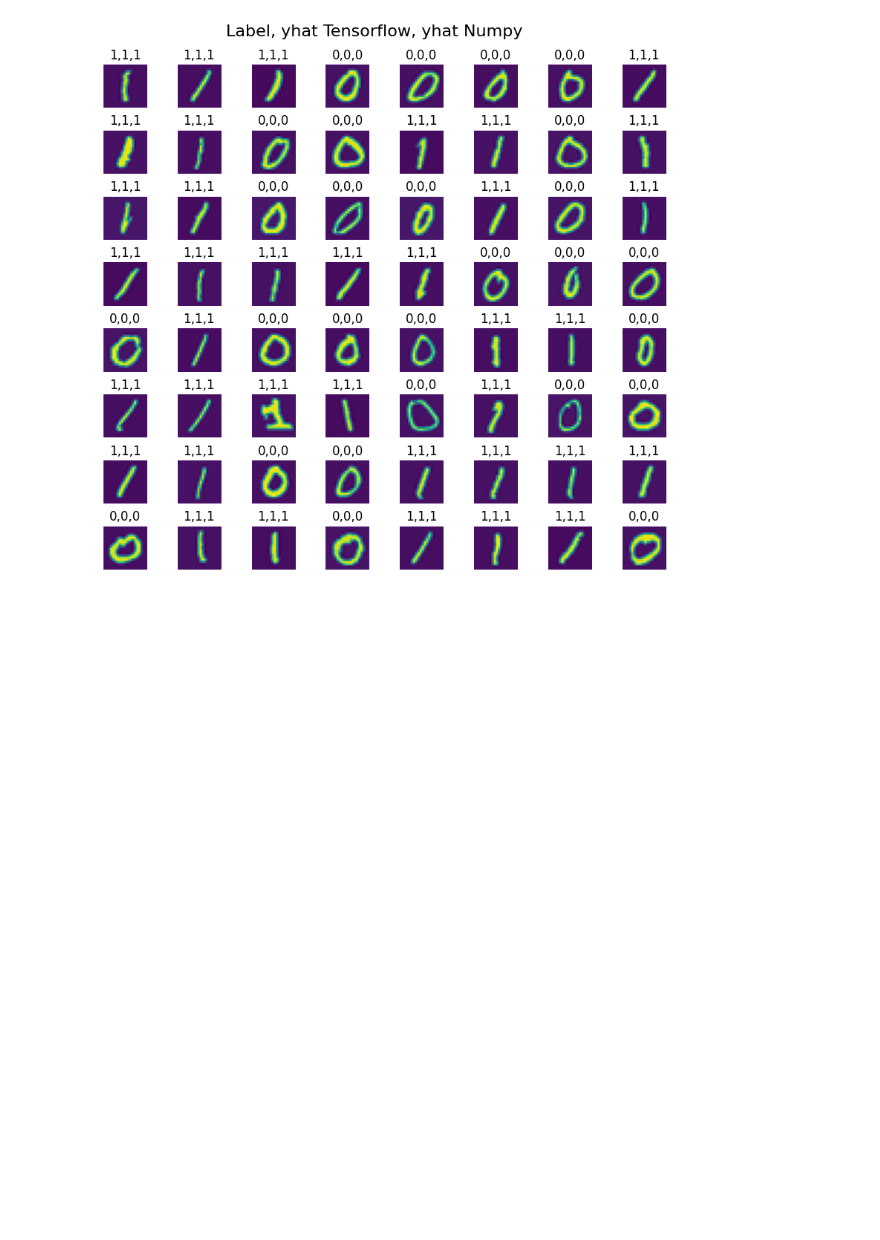
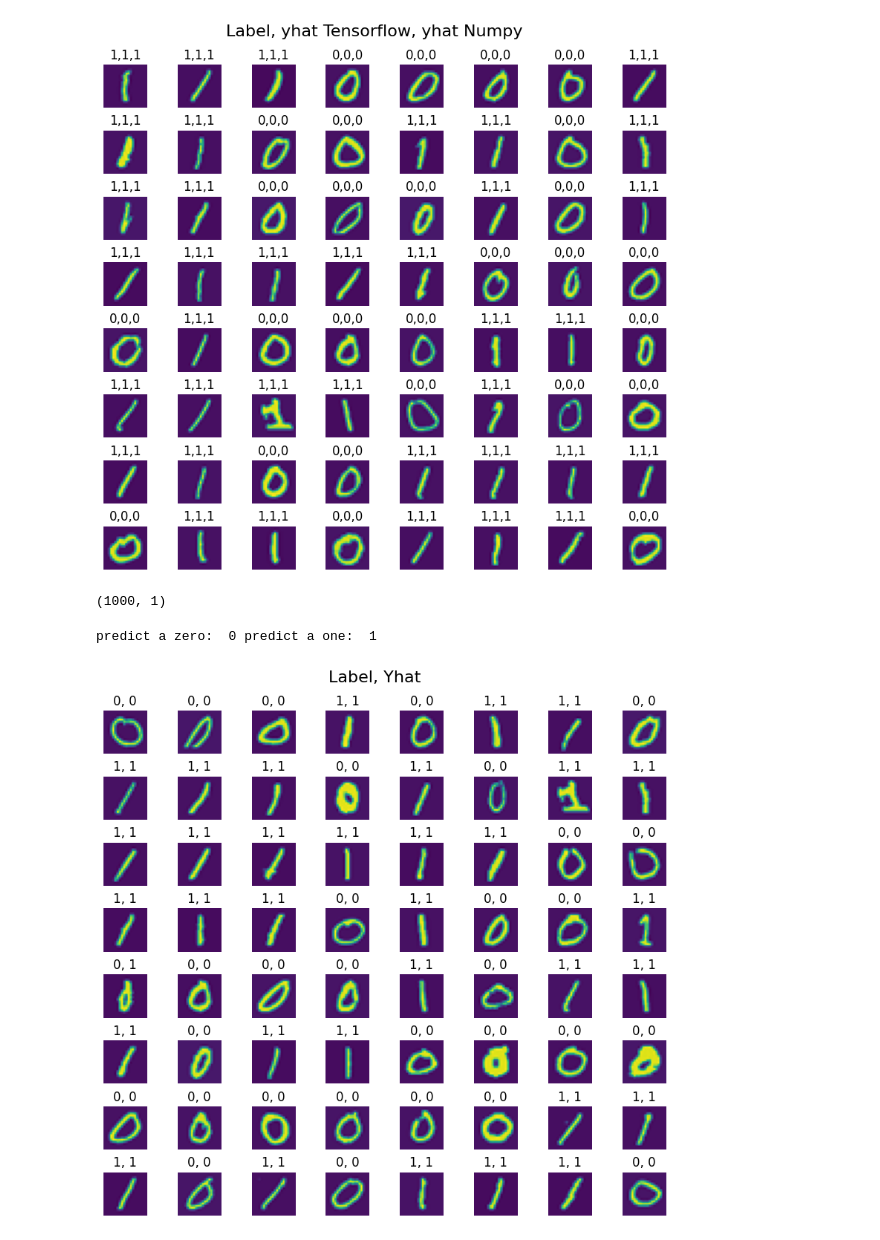
Before and after one commit to rajsahu2004/Neural-Networks, a Jupyter notebook: assignment1.ipynb, the cells around one changed output. Drawn from its saved outputs; the diff is of its cells as text; code cells hidden in the pictures; blank space fills up the shorter version.

```diff
--- a/assignment1.ipynb
+++ b/assignment1.ipynb
@@ -264,0 +280,32 @@ plt.show()
+# %%
+Prediction = mySequentialV(x, W1_tmp, b1_tmp, W2_tmp, b2_tmp, W3_tmp, b3_tmp )
+Prediction.shape
+# %% [output]
+(1000, 1)
+# %%
+Yhat = (Prediction >= 0.5).astype(int)
+print("predict a zero: ",Yhat[0,0], "predict a one: ", Yhat[500,0])
+# %% [output]
+predict a zero:  0 predict a one:  1
+# %%
+fig, axes = plt.subplots(8, 8, figsize=(8, 8))
+fig.tight_layout(pad=0.1, rect=[0, 0.03, 1, 0.92]) #type:ignore
+
+for i, ax in enumerate(axes.flat): #type:ignore
+    # Select random indices
+    random_index = np.random.randint(m)
+
+    # Select rows corresponding to the random indices and
+    # reshape the image
+    X_random_reshaped = x[random_index].reshape((20, 20)).T
+
+    # Display the image
+    ax.imshow(X_random_reshaped)
+
+    # Display the label above the image
+    ax.set_title(f"{y[random_index,0]}, {Yhat[random_index, 0]}")
+    ax.set_axis_off()
+fig.suptitle("Label, Yhat", fontsize=16)
+plt.show()
+# %% [output]
+[figure, added]
```
Also changed, not shown: parts of 4 cells of this notebook.
